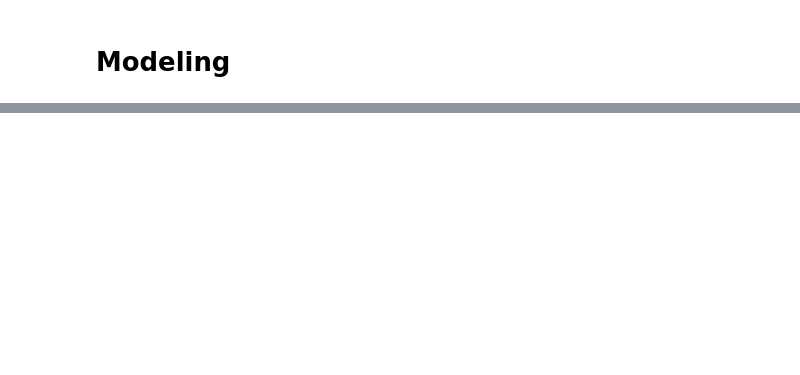
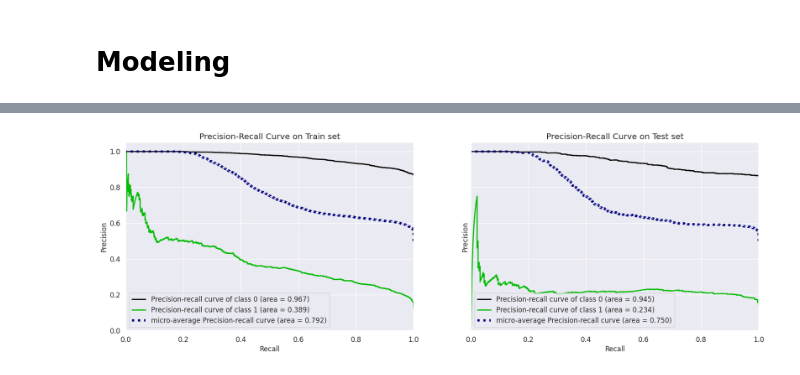
Before and after one commit to aderdouri/ActuarialThesis, a Jupyter notebook: Notebooks/myCatBoostClassifier.ipynb, the cells around one changed output, grey strips where cells are left out. Drawn from its saved outputs; the diff is of its cells as text; code cells hidden in the pictures; blank space fills up the shorter version.

```diff
--- a/Notebooks/myCatBoostClassifier.ipynb
+++ b/Notebooks/myCatBoostClassifier.ipynb
@@ -152 +228,14 @@ plt.savefig('./ActuarialThesis/plots_clf/myCatBoostFeatureImportance.pdf')
+# %%
+fig, (ax1, ax2) = plt.subplots(1, 2, sharey=True, figsize=(18, 6))
+y_probas = optimized_cb_clf.predict_proba(X_train)
+skplt.metrics.plot_precision_recall(y_train, y_probas, ax = ax1, title = 'Precision-Recall Curve on Train set')
+
+y_probas = optimized_cb_clf.predict_proba(X_test)
+skplt.metrics.plot_precision_recall(y_test, y_probas, ax = ax2, title = 'Precision-Recall Curve on Test set')
+
+fig.set_size_inches(20, 6)
+fig.savefig('./ActuarialThesis/plots_clf/myCatBoostClassifierPrecisionRecallCurve.pdf', bbox_inches='tight')
+plt.show();
+# %% [output]
+[figure, added]
 # %%
```
Also changed, not shown: parts of 20 cells of this notebook, 13 other files.
